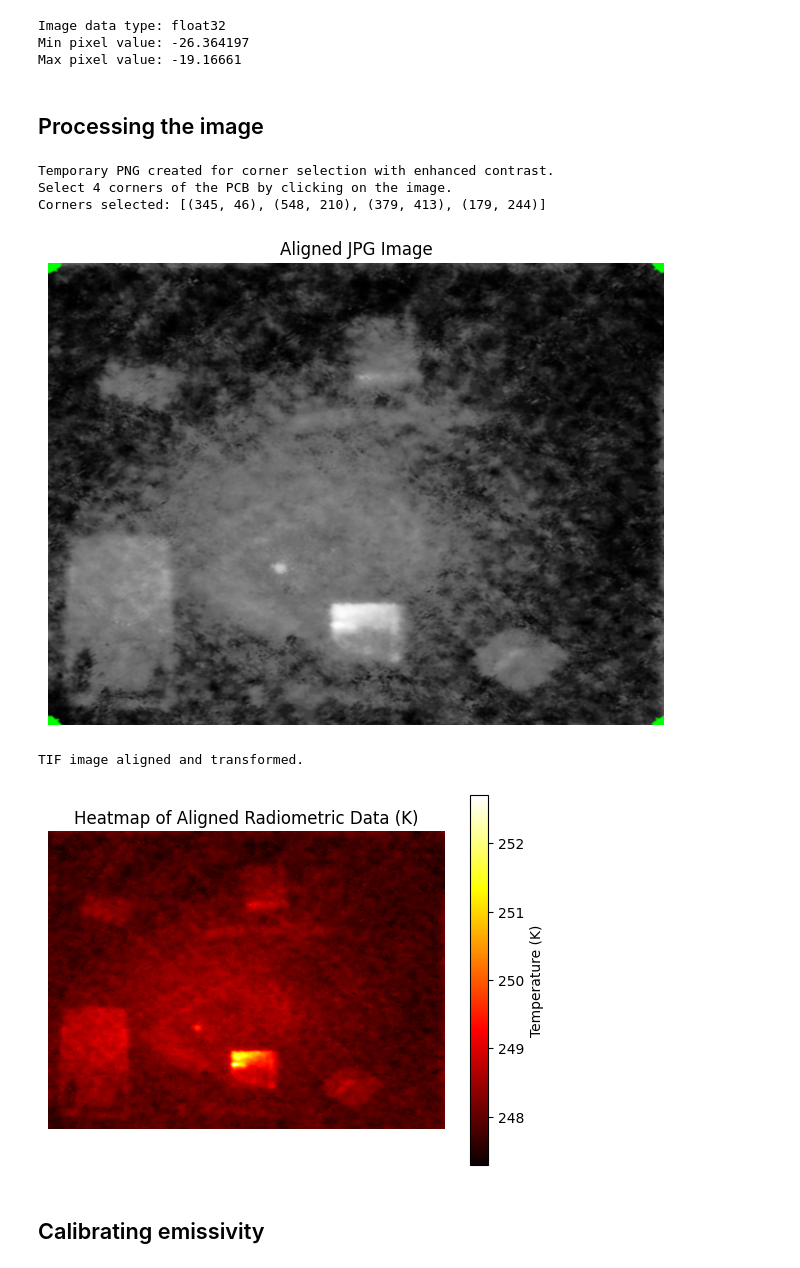
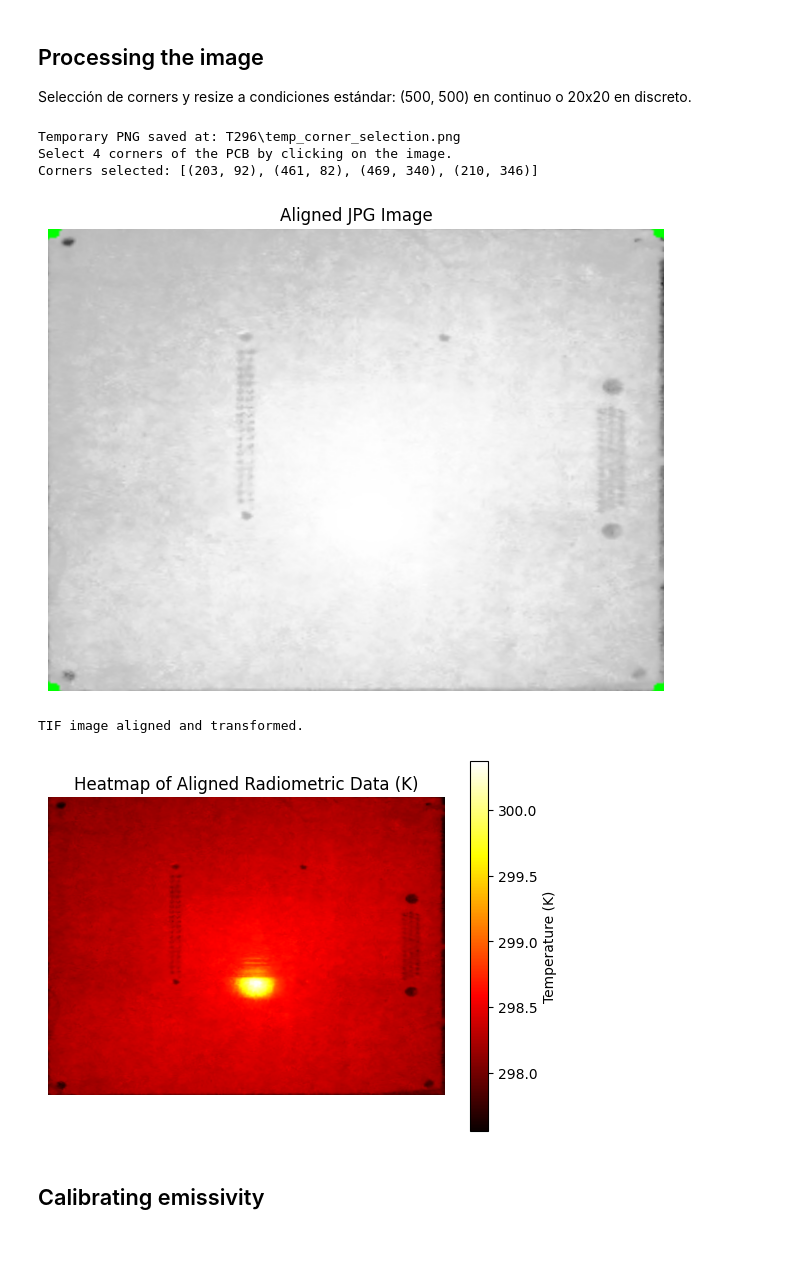
Before and after one commit to IsabelRomeroPrats/TFG-Isa, a Jupyter notebook: main_notebook.ipynb, the cells around one changed output. Cells and saved outputs as stored; diff of their text form; code cells hidden in the pictures.

```diff
--- a/main_notebook.ipynb
+++ b/main_notebook.ipynb
@@ -47,73 +82,49 @@ Image RadiometricaConCristal.tif loaded and displayed successfully.
-# %%
-
-
-# Direct path to the .tif file in your folder structure
-tif_file_path = os.path.join("Images", image_name)
-
-# Load the .tif image and check the min and max values
-try:
-    image_data = tiff.imread(tif_file_path)
-
-    # Ensure the image is in 32-bit float format and print min/max values
-    if image_data.dtype == np.float32:
-        print("Image data type:", image_data.dtype)
-        print("Min pixel value:", np.min(image_data))
-        print("Max pixel value:", np.max(image_data))
-    else:
-        print("The image is not in 32-bit float format.")
-except Exception as e:
-    print("Error loading .tif file:", e)
-# %% [output]
-Image data type: float32
-Min pixel value: -26.364197
-Max pixel value: -19.16661
-# %% [markdown]
-## Processing the image
+# %% [markdown]
+## Processing the image
+
+Selección de corners y resize a condiciones estándar: (500, 500) en continuo o 20x20 en discreto.
 # %%
-# Define the full image path
-image_path = os.path.join("Images", image_name)
-
 # Check the image extension (.jpg/.png or .tif)
 extension = image_name.split('.')[-1].lower()
 
 # Flag to indicate if processing a .tif file
 is_tif = False
 
 if extension in ['jpg', 'png']:
     # If the file is .jpg or .png, select corners, align the image, and calculate the RGB temperature matrix
     aligned_image_jpg, temperature_matrix_jpg, corners = select_corners_jpg(cv2.imread(image_path))
 
     # Print a portion of the RGB matrix to ensure it's not grayscale
     print("Sample of the RGB temperature matrix from the JPG image:")
     print(temperature_matrix_jpg[:5, :5, :])  # Print the first 5x5 elements of the RGB matrix
 
 elif extension == 'tif':
     # If the file is .tif, set the flag to skip RGB processing
     is_tif = True
 
     # Generate a temporary .jpg for corner selection
-    temp_png_path = "Images/temp_image.png"
-    aligned_visual_tif, aligned_radiometric_data = select_corners_tif(image_path, cv2.imread(image_path, cv2.IMREAD_UNCHANGED), temp_png_path)
+    tif_data = imread(image_path)
+    aligned_visual_tif, aligned_radiometric_data = select_corners_tif(tif_data=tif_data, temperature=temperature)
 
     print("TIF image aligned and transformed.")
 
-     # Display the heatmap of the radiometric data with a proper temperature scale
+    # Display the heatmap of the radiometric data with a proper temperature scale
     plt.imshow(aligned_radiometric_data, cmap='hot')
     plt.colorbar(label="Temperature (K)")
     plt.title("Heatmap of Aligned Radiometric Data (K)")
     plt.axis('off')
     plt.show()
 
 else:
     # Notify the user if the file format is unsupported
     print("Unsupported file format. Only .jpg, .png, and .tif are supported.")
 # %% [output]
-Temporary PNG created for corner selection with enhanced contrast.
+Temporary PNG saved at: T296\temp_corner_selection.png
 Select 4 corners of the PCB by clicking on the image.
-Corners selected: [(345, 46), (548, 210), (379, 413), (179, 244)]
+Corners selected: [(203, 92), (461, 82), (469, 340), (210, 346)]
-[figure, old version]
+[figure, new version]
 TIF image aligned and transformed.
-[figure, old version]
+[figure, new version]
 # %% [markdown]
 ## Calibrating emissivity
 # %%
```
Also changed, not shown: parts of 9 cells of this notebook, 40 other files.
